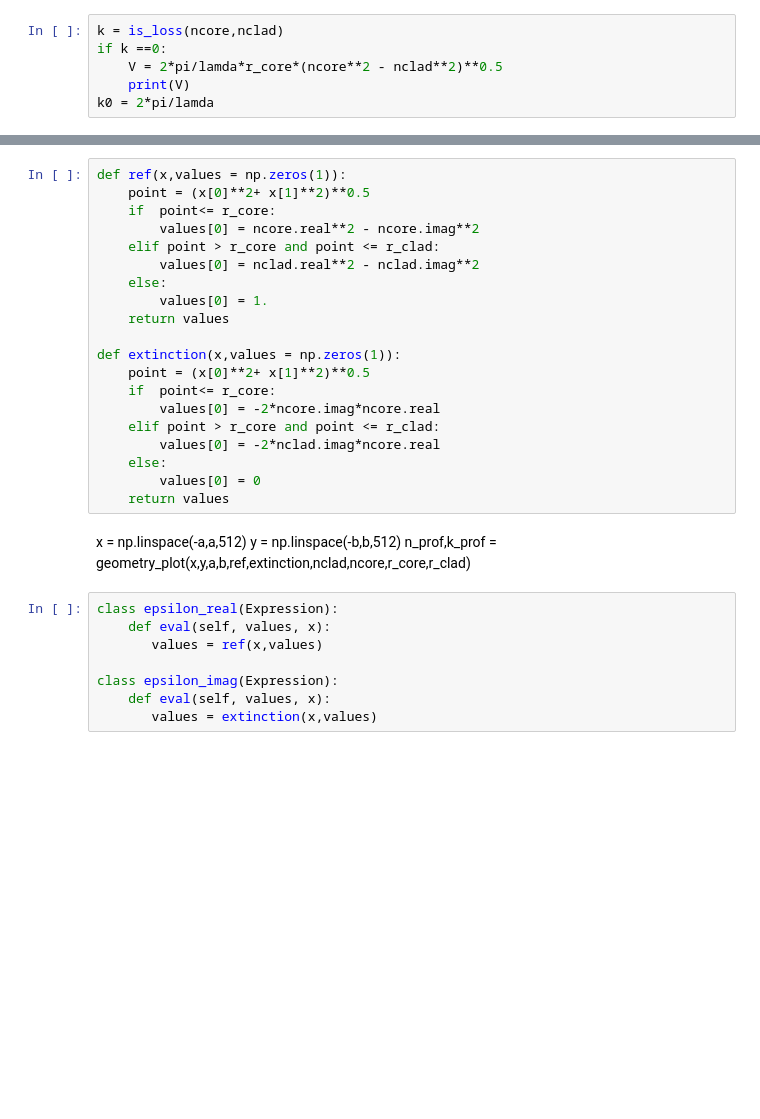
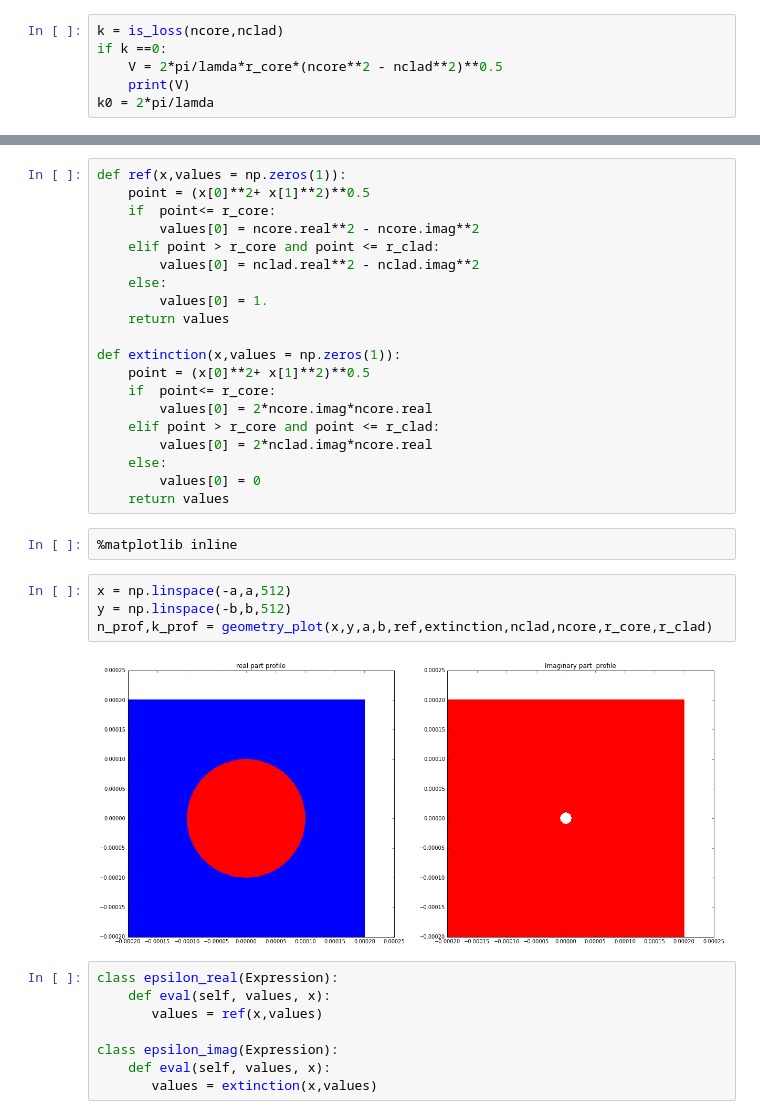
Before and after one commit to ibegleris/WaFEl, a Jupyter notebook: Dispersion_analysis.ipynb, the cells around one changed output, grey strips where cells are left out. Drawn from its saved outputs; the diff is of its cells as text; blank space fills up the shorter version.

Commit message:
convergence plots done and works with scipy. next step is slepc

```diff
--- a/Dispersion_analysis.ipynb
+++ b/Dispersion_analysis.ipynb
@@ -126,16 +134,20 @@ def ref(x,values = np.zeros(1)):
 def extinction(x,values = np.zeros(1)):
     point = (x[0]**2+ x[1]**2)**0.5
     if  point<= r_core:
-        values[0] = -2*ncore.imag*ncore.real
+        values[0] = 2*ncore.imag*ncore.real
     elif point > r_core and point <= r_clad:
-        values[0] = -2*nclad.imag*ncore.real
+        values[0] = 2*nclad.imag*ncore.real
     else:
         values[0] = 0
     return values
-# %% [markdown]
-x = np.linspace(-a,a,512)
-y = np.linspace(-b,b,512)
-n_prof,k_prof = geometry_plot(x,y,a,b,ref,extinction,nclad,ncore,r_core,r_clad)
+# %%
+%matplotlib inline
+# %%
+x = np.linspace(-a,a,512)
+y = np.linspace(-b,b,512)
+n_prof,k_prof = geometry_plot(x,y,a,b,ref,extinction,nclad,ncore,r_core,r_clad)
+# %% [output]
+[figure, added]
 # %%
 class epsilon_real(Expression):
     def eval(self, values, x):
```
Also changed, not shown: parts of 19 cells of this notebook, 14 other files.
